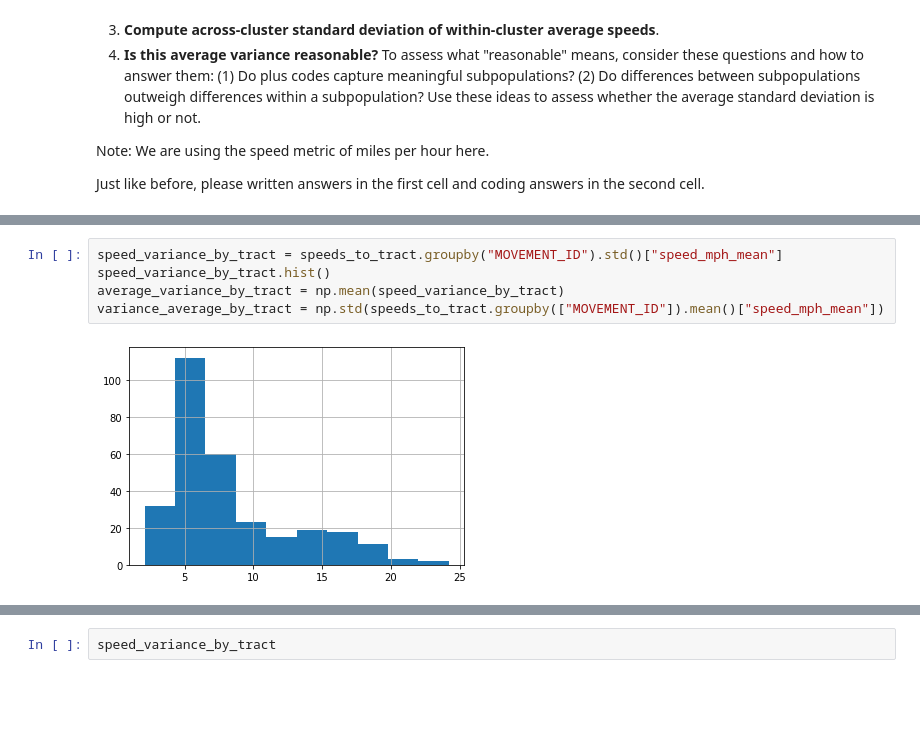
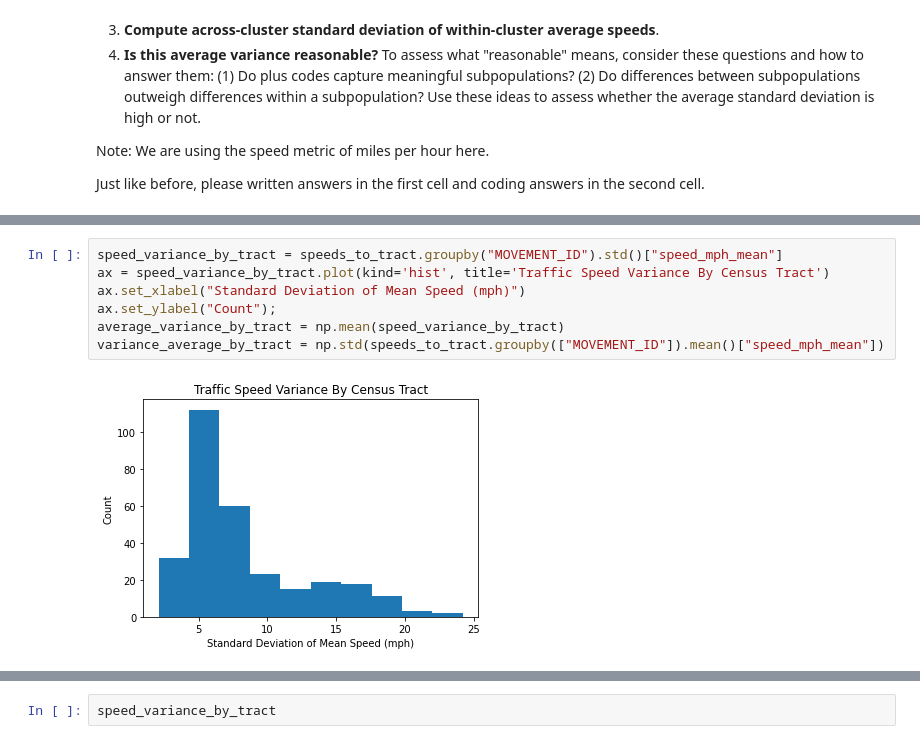
Before and after one commit to JerryPan2718/Traffic-EDA, a Jupyter notebook: Traffic_part1.ipynb, the cells around one changed output, grey strips where cells are left out. Drawn from its saved outputs; the diff is of its cells as text; blank space fills up the shorter version.

```diff
--- a/Traffic_part1.ipynb
+++ b/Traffic_part1.ipynb
@@ -549,11 +564,13 @@ manual: True
 -->
 # %%
 speed_variance_by_tract = speeds_to_tract.groupby("MOVEMENT_ID").std()["speed_mph_mean"]
-speed_variance_by_tract.hist()
+ax = speed_variance_by_tract.plot(kind='hist', title='Traffic Speed Variance By Census Tract')
+ax.set_xlabel("Standard Deviation of Mean Speed (mph)")
+ax.set_ylabel("Count");
 average_variance_by_tract = np.mean(speed_variance_by_tract)
 variance_average_by_tract = np.std(speeds_to_tract.groupby(["MOVEMENT_ID"]).mean()["speed_mph_mean"])
 # %% [output]
-[figure, old version]
+[figure, new version]
 # %% [markdown]
 <!-- END QUESTION -->
 
```
Also changed, not shown: parts of 12 cells of this notebook.
